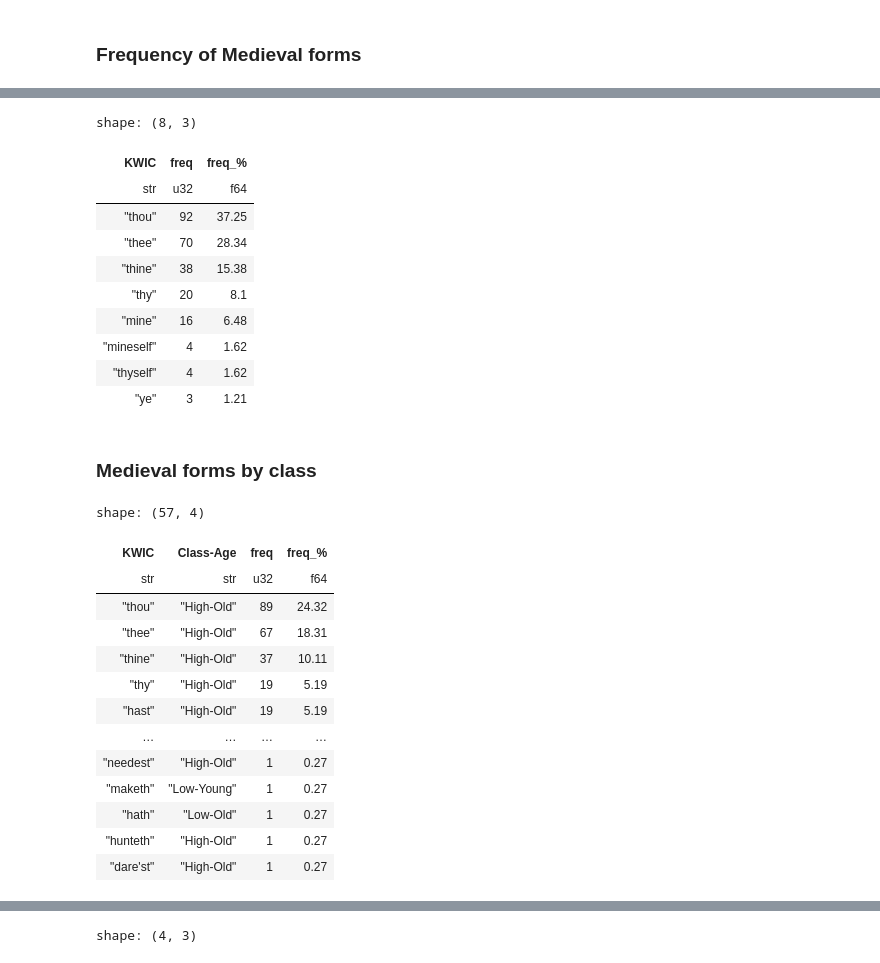
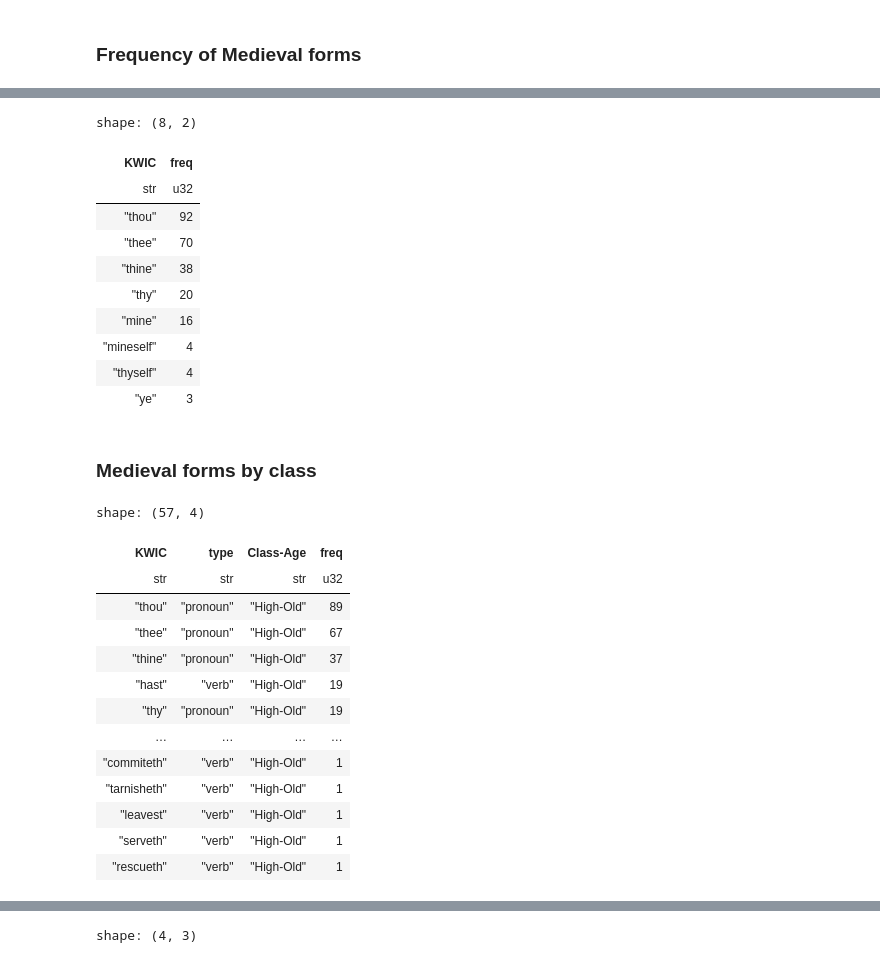
Before and after one commit to ColorlessWorld/corpus_analysis_enrichment, a Jupyter notebook: 02_code/02_results_visualization/results_analysis.ipynb, the cells around one changed output, grey strips where cells are left out. Saved outputs shown, nothing was run; the diff lists cells and outputs as text; code cells hidden in the pictures.

Commit message:
First batch of results
Fixed the issues with the coloring and ordering of the bar plots and extracted the first batch of results. Awaiting possible future requests.

```diff
--- a/02_code/02_results_visualization/results_analysis.ipynb
+++ b/02_code/02_results_visualization/results_analysis.ipynb
@@ -5,6 +5,7 @@ import plotly.express as px
 # %%
 # Define pathings
 data_path = '../../03_output/01_enriched_results/'
+out_tables_path = '../../03_output/02_result_tables/'
 # %%
 # Define list of medieval keywords. Note that st and th verbs are all medieval.
 medieval_pronouns = ['mine', 'mineself', 'thee', 'thine', 'thou', 'thy', 'thyself', 'ye']
@@ -106,21 +109,23 @@ shape: (39, 3)
 # Construct table of frequencies for all medieval pronouns.
 medieval_pronouns_freq_df = medieval_kw_df.filter(pl.col('type') == 'pronoun')\
                                     .group_by('KWIC').agg(pl.len().alias('freq')).sort('freq', descending= True)\
-                                    .with_columns((100*pl.col('freq')/pl.sum('freq')).round(2).alias('freq_%'))
+                                    # .with_columns((100*pl.col('freq')/pl.sum('freq')).round(2).alias('freq_%'))
+
+medieval_pronouns_freq_df.write_csv(out_tables_path + 'medieval_pronouns_freq.csv', separator=';')
 
 medieval_pronouns_freq_df
 # %% [output]
-shape: (8, 3)
+shape: (8, 2)
-| KWIC | freq | freq_% |
-| str | u32 | f64 |
-| "thou" | 92 | 37.25 |
-| "thee" | 70 | 28.34 |
-| "thine" | 38 | 15.38 |
-| "thy" | 20 | 8.1 |
-| "mine" | 16 | 6.48 |
-| "mineself" | 4 | 1.62 |
-| "thyself" | 4 | 1.62 |
-| "ye" | 3 | 1.21 |
+| KWIC | freq |
+| str | u32 |
+| "thou" | 92 |
+| "thee" | 70 |
+| "thine" | 38 |
+| "thy" | 20 |
+| "mine" | 16 |
+| "mineself" | 4 |
+| "thyself" | 4 |
+| "ye" | 3 |
 # %%
 # Get list of top 10 verbs and pronouns in terms of frequency for later graphs
 top_10_freq_verbs = medieval_verbs_freq_df.head(10)['KWIC'].to_list()
@@ -130,22 +135,24 @@ top_10_freq_kw = medieval_kw_freq_df.head(10)['KWIC'].to_list()
 ### Medieval forms by class
 # %%
 # Create aggregated table by KWIC and Class-Age for frequency of all medieval forms
-med_kw_by_class = medieval_kw_df.group_by(['KWIC', 'Class-Age']).agg(pl.len().alias('freq')).sort('freq', descending= True)\
-                                .with_columns((100*pl.col('freq')/pl.sum('freq')).round(2).alias('freq_%'))
+med_kw_by_class = medieval_kw_df.group_by(['KWIC', 'type', 'Class-Age']).agg(pl.len().alias('freq')).sort('freq', descending= True)\
+                                # .with_columns((100*pl.col('freq')/pl.sum('freq')).round(2).alias('freq_%'))
+
+med_kw_by_class.write_csv(out_tables_path + 'medieval_kw_by_class_freq.csv', separator=';')
 
 med_kw_by_class
 # %% [output]
 shape: (57, 4)
-| KWIC | Class-Age | freq | freq_% |
-| str | str | u32 | f64 |
-| "thou" | "High-Old" | 89 | 24.32 |
-| "thee" | "High-Old" | 67 | 18.31 |
-| "thine" | "High-Old" | 37 | 10.11 |
-| "thy" | "High-Old" | 19 | 5.19 |
-| "hast" | "High-Old" | 19 | 5.19 |
+| KWIC | type | Class-Age | freq |
+| str | str | str | u32 |
+| "thou" | "pronoun" | "High-Old" | 89 |
+| "thee" | "pronoun" | "High-Old" | 67 |
+| "thine" | "pronoun" | "High-Old" | 37 |
+| "hast" | "verb" | "High-Old" | 19 |
+| "thy" | "pronoun" | "High-Old" | 19 |
 | … | … | … | … |
-| "needest" | "High-Old" | 1 | 0.27 |
-| "maketh" | "Low-Young" | 1 | 0.27 |
-| "hath" | "Low-Old" | 1 | 0.27 |
-| "hunteth" | "High-Old" | 1 | 0.27 |
-| "dare'st" | "High-Old" | 1 | 0.27 |
+| "commiteth" | "verb" | "High-Old" | 1 |
+| "tarnisheth" | "verb" | "High-Old" | 1 |
+| "leavest" | "verb" | "High-Old" | 1 |
+| "serveth" | "verb" | "High-Old" | 1 |
+| "rescueth" | "verb" | "High-Old" | 1 |
```
Also changed, not shown: parts of 8 cells of this notebook, 3 other files.
